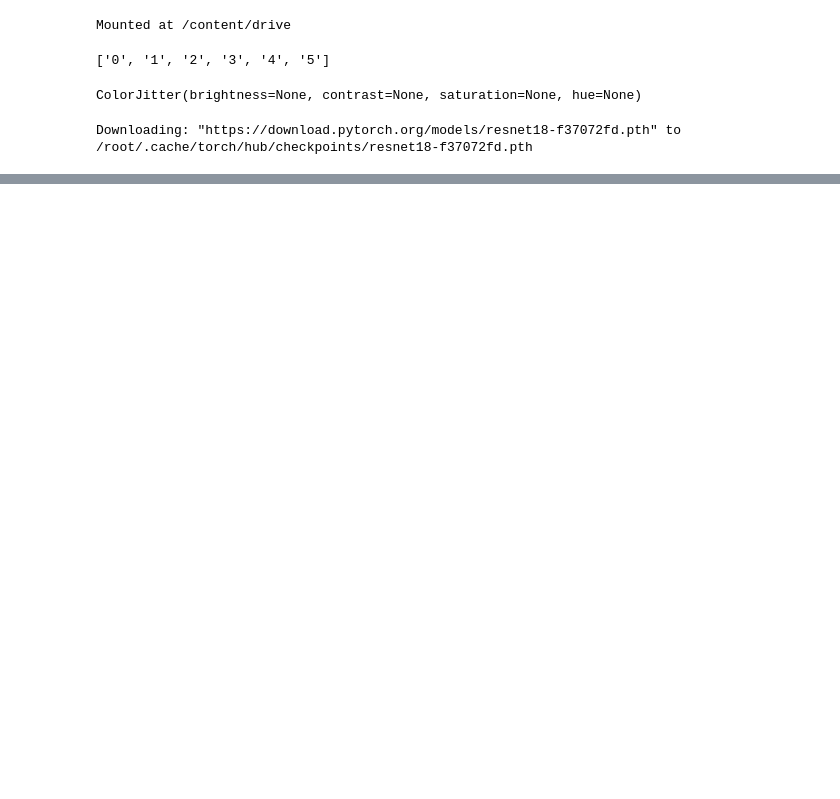
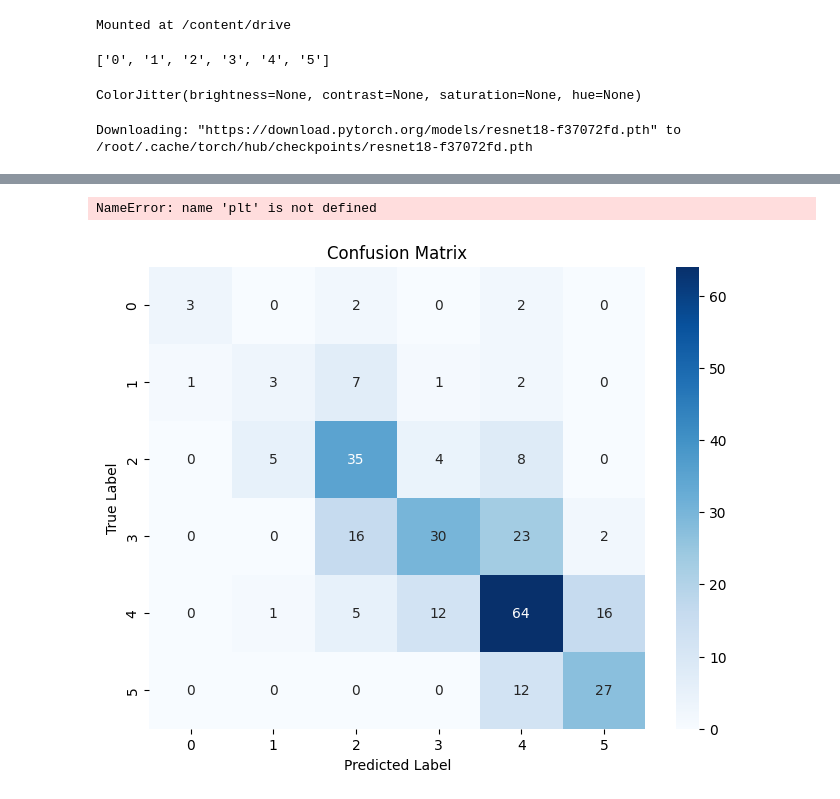
Before and after one commit to vineetsalar88/ResearchPaper2, a Jupyter notebook: March2026/11MarchResnet18.ipynb, the cells around one changed output, grey strips where cells are left out. Saved outputs shown, nothing was run; the diff lists cells and outputs as text; code cells hidden in the pictures; blank space fills up the shorter version.

Commit message:
epoch#15 Folder-structure method

```diff
--- a/March2026/11MarchResnet18.ipynb
+++ b/March2026/11MarchResnet18.ipynb
@@ -59,6 +59,13 @@ import torch.optim as optim
 
 criterion = nn.CrossEntropyLoss()
 optimizer = optim.Adam(model.fc.parameters(), lr=0.001)
+# %%
+import torch
+import os
+
+checkpoint_path = "/content/drive/MyDrive/Models/11march266Resnet18_checkpoint.pth"
+
+best_val_acc = 0.0
 # %%
 epochs = 15
 
@@ -139,0 +182,55 @@ Epoch [15/15] Train Acc: 81.19% Val Acc: 57.65%
+# %%
+plt.plot(train_acc_history, label="Train Accuracy")
+plt.plot(val_acc_history, label="Validation Accuracy")
+
+plt.xlabel("Epoch")
+plt.ylabel("Accuracy")
+plt.legend()
+plt.title("Training vs Validation Accuracy")
+plt.show()
+# %% [output]
+NameError: name 'plt' is not defined
+# %%
+from sklearn.metrics import confusion_matrix
+import seaborn as sns
+import matplotlib.pyplot as plt
+
+class_names = train_dataset.classes
+
+model.eval()
+
+all_preds = []
+all_labels = []
+
+with torch.no_grad():
+
+    for images, labels in val_loader:
+
+        images = images.to(device)
+        labels = labels.to(device)
+
+        outputs = model(images)
+
+        _, preds = torch.max(outputs, 1)
+
+        all_preds.extend(preds.cpu().numpy())
+        all_labels.extend(labels.cpu().numpy())
+
+cm = confusion_matrix(all_labels, all_preds)
+
+plt.figure(figsize=(8,6))
+
+sns.heatmap(cm,
+            annot=True,
+            fmt="d",
+            cmap="Blues",
+            xticklabels=class_names,
+            yticklabels=class_names)
+
+plt.xlabel("Predicted Label")
+plt.ylabel("True Label")
+plt.title("Confusion Matrix")
+
+plt.show()
+# %% [output]
+[figure, added]
```
Also changed, not shown: parts of 1 cell of this notebook.
